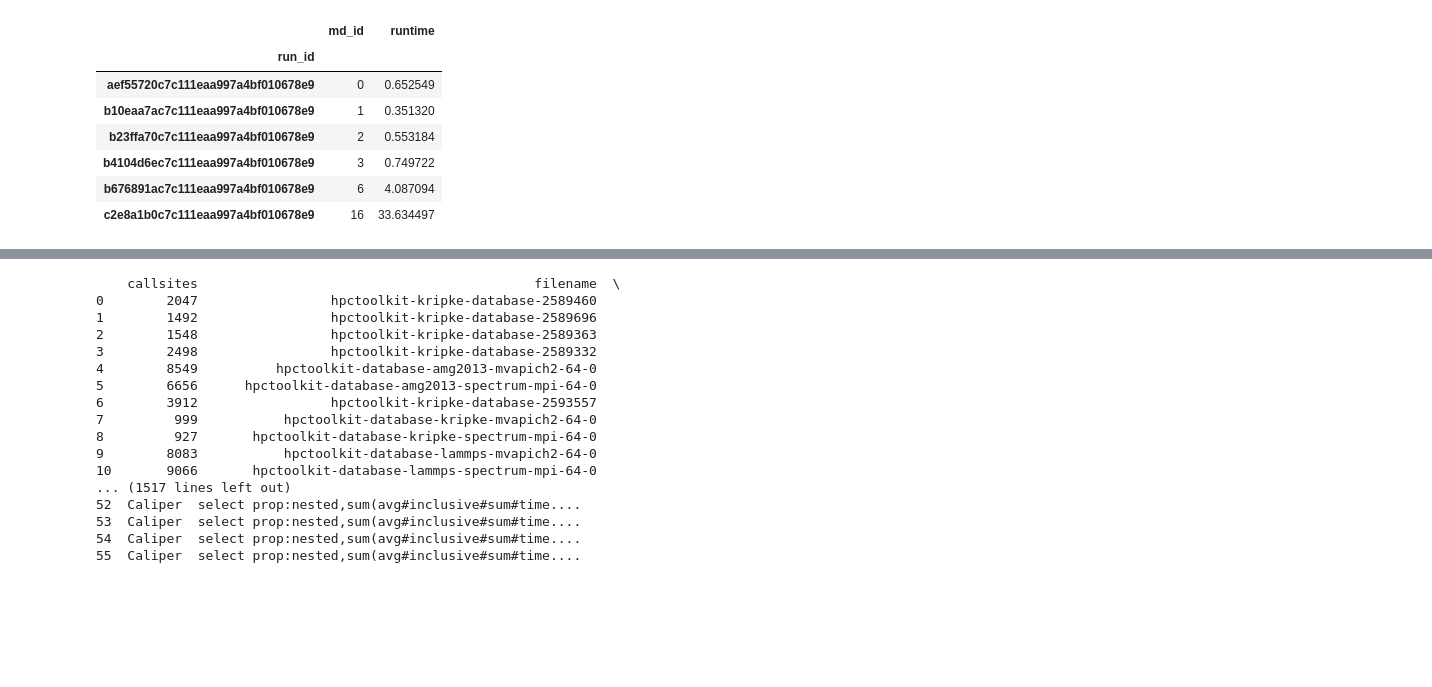
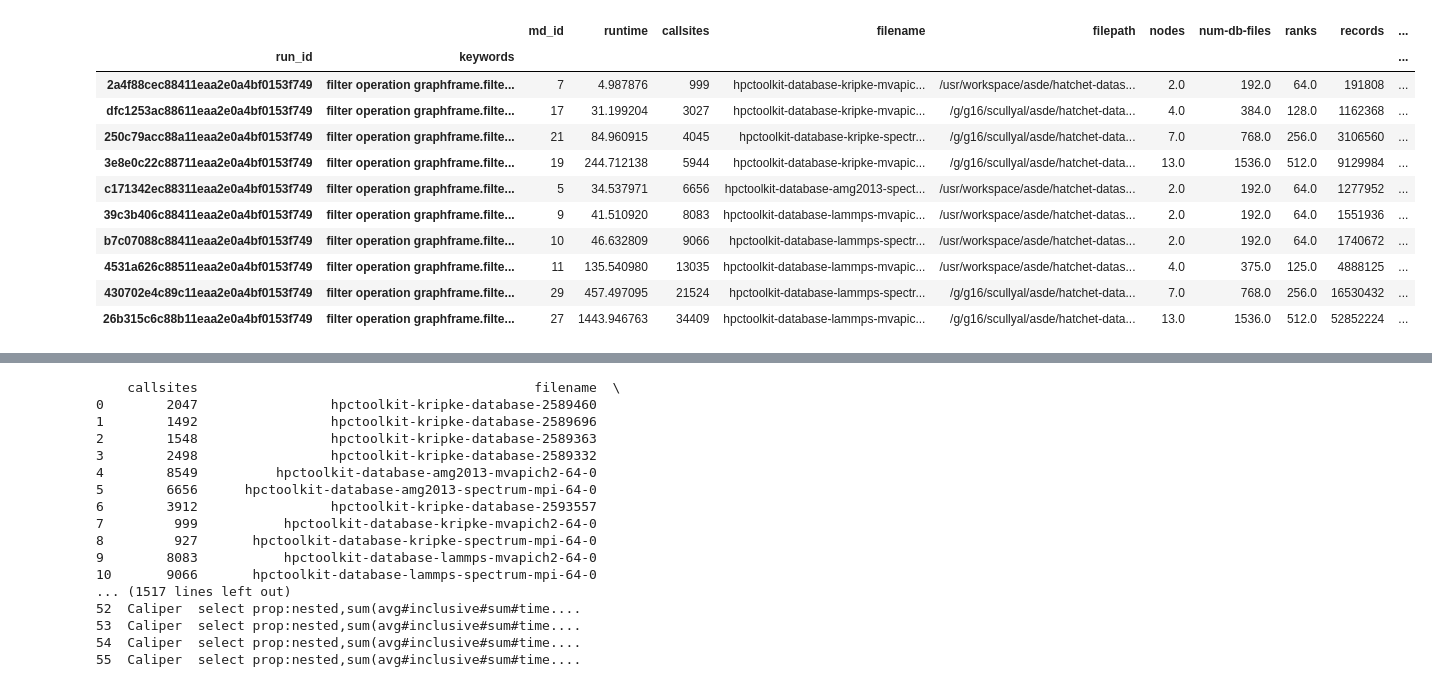
Before and after one commit to cscully-allison/hatchet_oprimization_project, a Jupyter notebook: db_management.ipynb, the cells around one changed output, grey strips where cells are left out. Saved outputs shown, nothing was run; the diff lists cells and outputs as text; code cells hidden in the pictures; blank space fills up the shorter version.

```diff
--- a/db_management.ipynb
+++ b/db_management.ipynb
@@ -10,14 +10,3 @@ import hatchet as ht
 # %%
 db = MetadataDB()
 ddb = DataDB()
-# %%
-display(HTML(ddb.p_md.groupby(['run_id']).mean().to_html()))
-# %% [output]
-|  | md_id | runtime |
-| run_id |  |  |
-| aef55720c7c111eaa997a4bf010678e9 | 0 | 0.652549 |
-| b10eaa7ac7c111eaa997a4bf010678e9 | 1 | 0.351320 |
-| b23ffa70c7c111eaa997a4bf010678e9 | 2 | 0.553184 |
-| b4104d6ec7c111eaa997a4bf010678e9 | 3 | 0.749722 |
-| b676891ac7c111eaa997a4bf010678e9 | 6 | 4.087094 |
-| c2e8a1b0c7c111eaa997a4bf010678e9 | 16 | 33.634497 |
@@ -24 +16,30 @@ display(HTML(ddb.p_md.groupby(['run_id']).mean().to_html()))
+# %%
+# Filter
+filter = ddb.p_md.loc[ddb.p_md['keywords'].str.contains('filter', regex=True)]
+
+# Aggregrate
+agg = filter.groupby(['run_id', 'keywords']).mean()
+
+# Join
+agg_md = agg.join(db.p_md, on='md_id')
+
+# Sort
+agg_md.sort_values(by=['callsites'], inplace=True)
+
+# Output
+display(HTML(agg_md.to_html()))
+agg_md.to_html("pre_opti_filter.html")
+# %% [output]
+|  |  | md_id | runtime | callsites | filename | filepath | nodes | num-db-files | ranks | records | ... |
+| run_id | keywords |  |  |  |  |  |  |  |  |  | ... |
+| 2a4f88cec88411eaa2e0a4bf0153f749 | filter operation graphframe.filte... | 7 | 4.987876 | 999 | hpctoolkit-database-kripke-mvapic... | /usr/workspace/asde/hatchet-datas... | 2.0 | 192.0 | 64.0 | 191808 | ... |
+| dfc1253ac88611eaa2e0a4bf0153f749 | filter operation graphframe.filte... | 17 | 31.199204 | 3027 | hpctoolkit-database-kripke-mvapic... | /g/g16/scullyal/asde/hatchet-data... | 4.0 | 384.0 | 128.0 | 1162368 | ... |
+| 250c79acc88a11eaa2e0a4bf0153f749 | filter operation graphframe.filte... | 21 | 84.960915 | 4045 | hpctoolkit-database-kripke-spectr... | /g/g16/scullyal/asde/hatchet-data... | 7.0 | 768.0 | 256.0 | 3106560 | ... |
+| 3e8e0c22c88711eaa2e0a4bf0153f749 | filter operation graphframe.filte... | 19 | 244.712138 | 5944 | hpctoolkit-database-kripke-mvapic... | /g/g16/scullyal/asde/hatchet-data... | 13.0 | 1536.0 | 512.0 | 9129984 | ... |
+| c171342ec88311eaa2e0a4bf0153f749 | filter operation graphframe.filte... | 5 | 34.537971 | 6656 | hpctoolkit-database-amg2013-spect... | /usr/workspace/asde/hatchet-datas... | 2.0 | 192.0 | 64.0 | 1277952 | ... |
+| 39c3b406c88411eaa2e0a4bf0153f749 | filter operation graphframe.filte... | 9 | 41.510920 | 8083 | hpctoolkit-database-lammps-mvapic... | /usr/workspace/asde/hatchet-datas... | 2.0 | 192.0 | 64.0 | 1551936 | ... |
+| b7c07088c88411eaa2e0a4bf0153f749 | filter operation graphframe.filte... | 10 | 46.632809 | 9066 | hpctoolkit-database-lammps-spectr... | /usr/workspace/asde/hatchet-datas... | 2.0 | 192.0 | 64.0 | 1740672 | ... |
+| 4531a626c88511eaa2e0a4bf0153f749 | filter operation graphframe.filte... | 11 | 135.540980 | 13035 | hpctoolkit-database-lammps-mvapic... | /usr/workspace/asde/hatchet-datas... | 4.0 | 375.0 | 125.0 | 4888125 | ... |
+| 430702e4c89c11eaa2e0a4bf0153f749 | filter operation graphframe.filte... | 29 | 457.497095 | 21524 | hpctoolkit-database-lammps-spectr... | /g/g16/scullyal/asde/hatchet-data... | 7.0 | 768.0 | 256.0 | 16530432 | ... |
+| 26b315c6c88b11eaa2e0a4bf0153f749 | filter operation graphframe.filte... | 27 | 1443.946763 | 34409 | hpctoolkit-database-lammps-mvapic... | /g/g16/scullyal/asde/hatchet-data... | 13.0 | 1536.0 | 512.0 | 52852224 | ... |
 # %%
```
Also changed, not shown: parts of 2 cells of this notebook, 3 other files.
